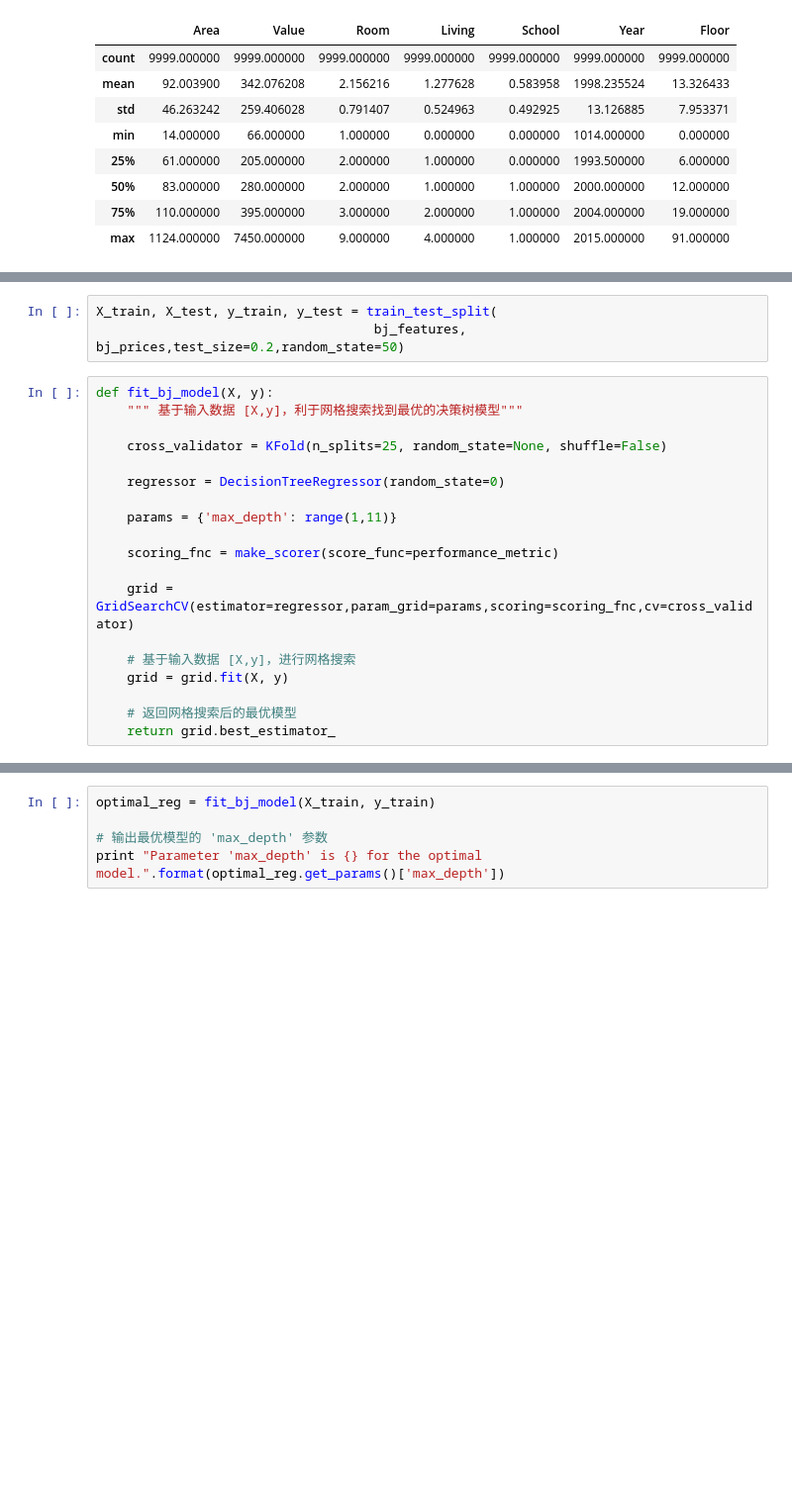
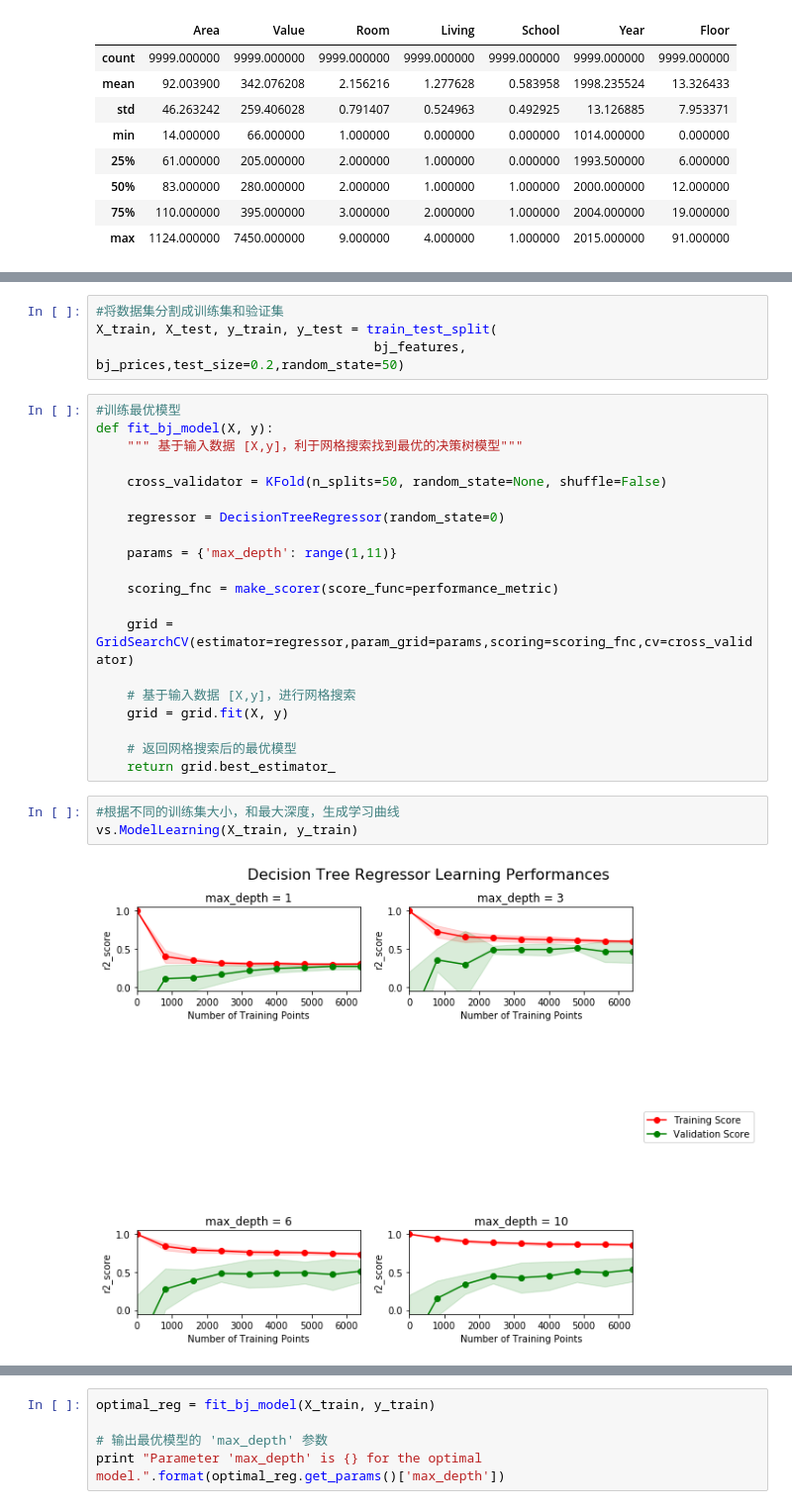
Before and after one commit to zhao8oahc/BostonHousing, a Jupyter notebook: boston_housing.ipynb, the cells around one changed output, grey strips where cells are left out. Shown: that part at 99% size. Cells and saved outputs as stored; diff of their text form; blank space fills up the shorter version.

```diff
--- a/boston_housing.ipynb
+++ b/boston_housing.ipynb
@@ -594,11 +644,13 @@ bj_data.describe()
 # %%
+#将数据集分割成训练集和验证集
 X_train, X_test, y_train, y_test = train_test_split(
                                     bj_features, bj_prices,test_size=0.2,random_state=50)
 # %%
+#训练最优模型
 def fit_bj_model(X, y):
     """ 基于输入数据 [X,y]，利于网格搜索找到最优的决策树模型"""
 
-    cross_validator = KFold(n_splits=25, random_state=None, shuffle=False)
+    cross_validator = KFold(n_splits=50, random_state=None, shuffle=False)
 
     regressor = DecisionTreeRegressor(random_state=0)
 
@@ -613,6 +665,11 @@ def fit_bj_model(X, y):
 
     # 返回网格搜索后的最优模型
     return grid.best_estimator_
+# %%
+#根据不同的训练集大小，和最大深度，生成学习曲线
+vs.ModelLearning(X_train, y_train)
+# %% [output]
+[figure, added]
 # %%
 vs.ModelComplexity(X_train, y_train)
 # %% [output]
```
Also changed, not shown: parts of 10 cells of this notebook.
